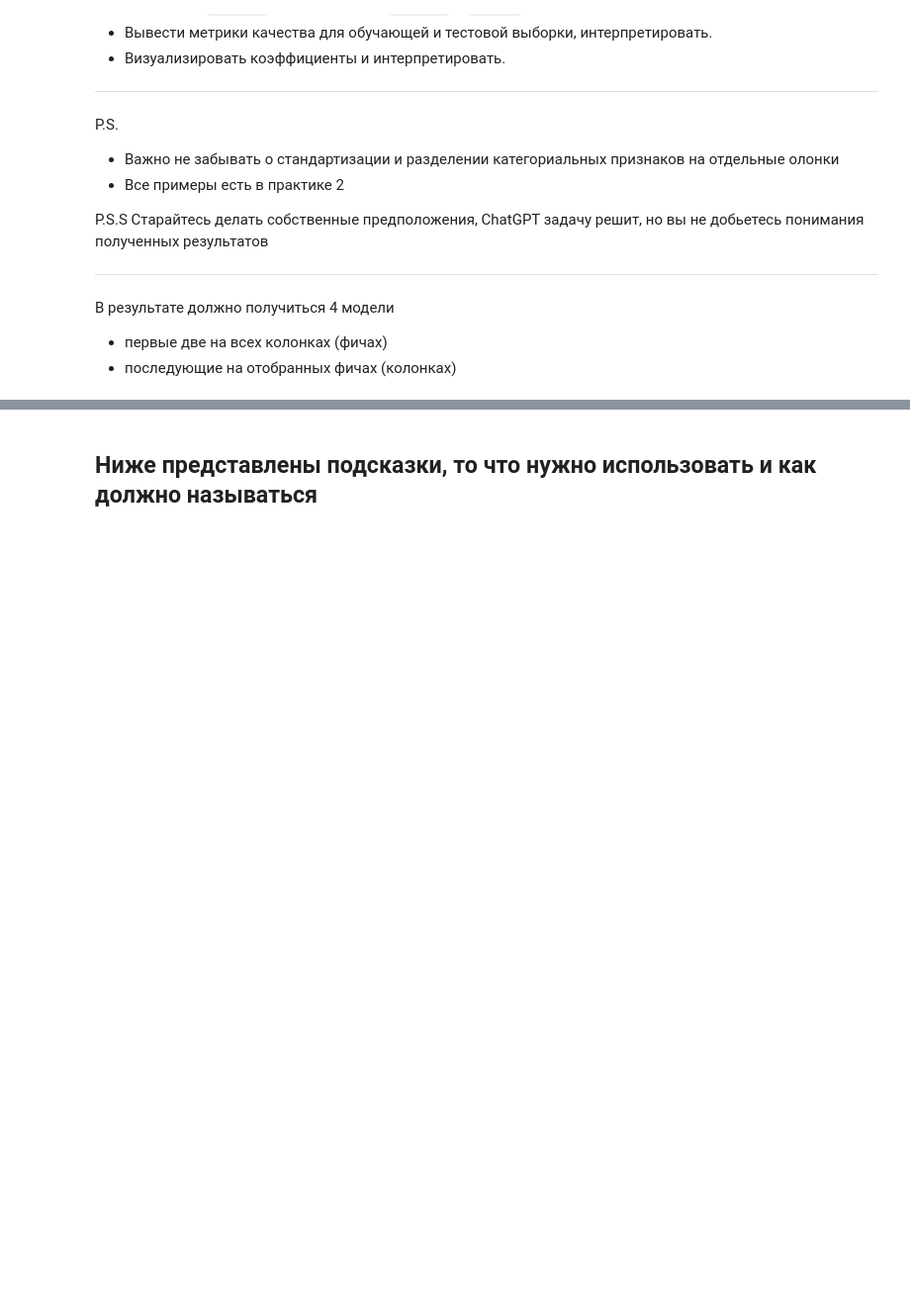
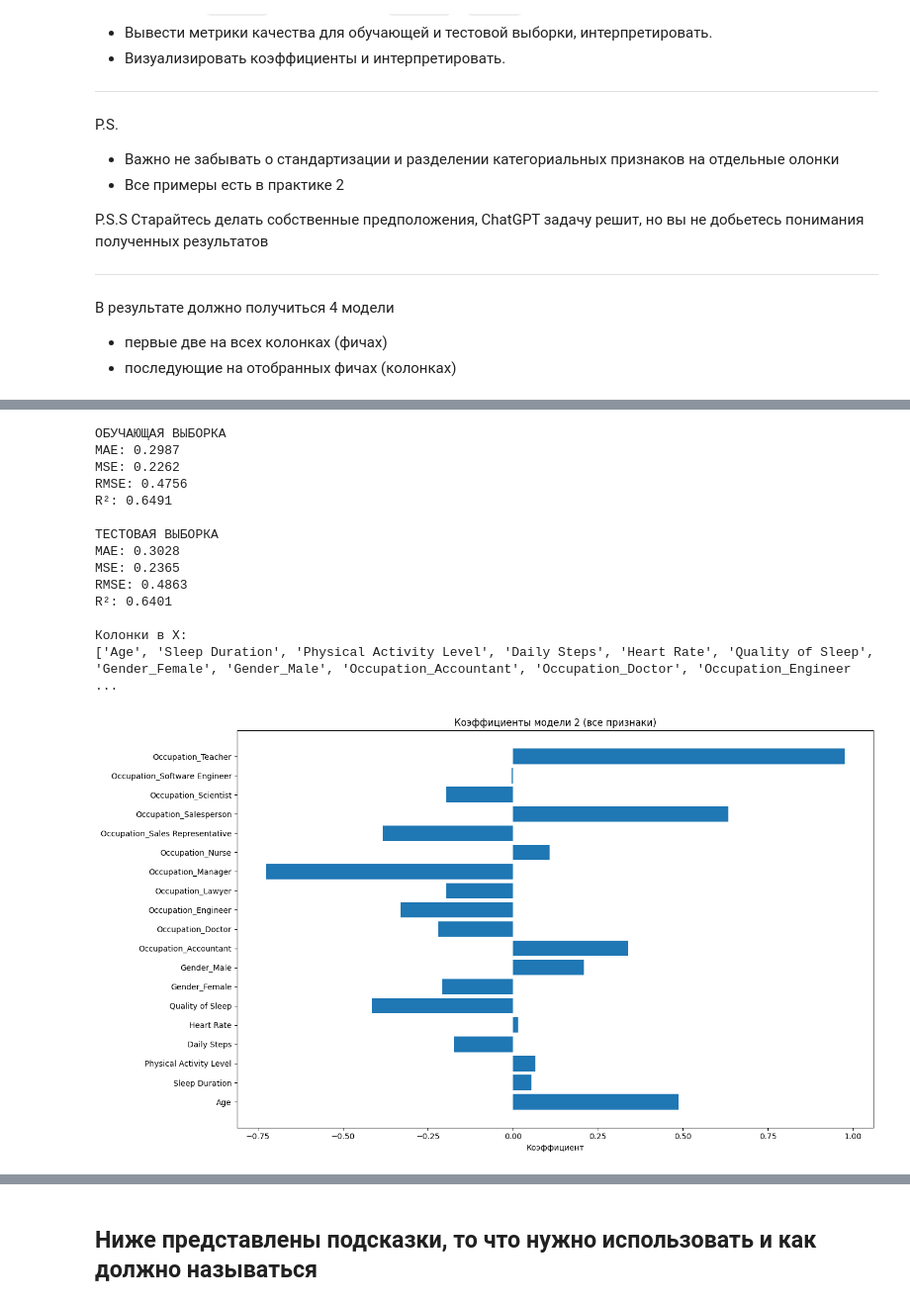
Before and after one commit to Lococo231/MO_Tasks, a Jupyter notebook: Домашнее_задание_2.ipynb, the cells around one changed output, grey strips where cells are left out. Shown: that part at 99% size. Saved outputs shown, nothing was run; the diff lists cells and outputs as text; code cells hidden in the pictures; blank space fills up the shorter version.

```diff
--- a/Домашнее_задание_2.ipynb
+++ b/Домашнее_задание_2.ipynb
@@ -180,0 +342,50 @@ P.S.S
+# %%
+
+#2
+X_train, X_test, y_train, y_test = train_test_split(X, y, test_size=0.2, random_state=42)
+
+model2 = LinearRegression()
+model2.fit(X_train, y_train)
+
+y_train_pred = model2.predict(X_train)
+y_test_pred = model2.predict(X_test)
+
+print("ОБУЧАЮЩАЯ ВЫБОРКА")
+print(f"MAE: {mean_absolute_error(y_train, y_train_pred):.4f}")
+print(f"MSE: {mean_squared_error(y_train, y_train_pred):.4f}")
+print(f"RMSE: {np.sqrt(mean_squared_error(y_train, y_train_pred)):.4f}")
+print(f"R²: {r2_score(y_train, y_train_pred):.4f}")
+
+print("\nТЕСТОВАЯ ВЫБОРКА")
+print(f"MAE: {mean_absolute_error(y_test, y_test_pred):.4f}")
+print(f"MSE: {mean_squared_error(y_test, y_test_pred):.4f}")
+print(f"RMSE: {np.sqrt(mean_squared_error(y_test, y_test_pred)):.4f}")
+print(f"R²: {r2_score(y_test, y_test_pred):.4f}")
+
+print("\nКолонки в X:")
+print(X.columns.tolist())
+
+plt.figure(figsize=(14, 8))
+plt.barh(X.columns, model2.coef_)
+plt.xlabel('Коэффициент')
+plt.title('Коэффициенты модели 2 (все признаки)')
+plt.tight_layout()
+plt.show()
+
+# высокий R² = модель работает надёжно.
+# %% [output]
+ОБУЧАЮЩАЯ ВЫБОРКА
+MAE: 0.2987
+MSE: 0.2262
+RMSE: 0.4756
+R²: 0.6491
+
+ТЕСТОВАЯ ВЫБОРКА
+MAE: 0.3028
+MSE: 0.2365
+RMSE: 0.4863
+R²: 0.6401
+
+Колонки в X:
+['Age', 'Sleep Duration', 'Physical Activity Level', 'Daily Steps', 'Heart Rate', 'Quality of Sleep', 'Gender_Female', 'Gender_Male', 'Occupation_Accountant', 'Occupation_Doctor', 'Occupation_Engineer ...
+[figure, added]
```
Also changed, not shown: parts of 15 cells of this notebook.
